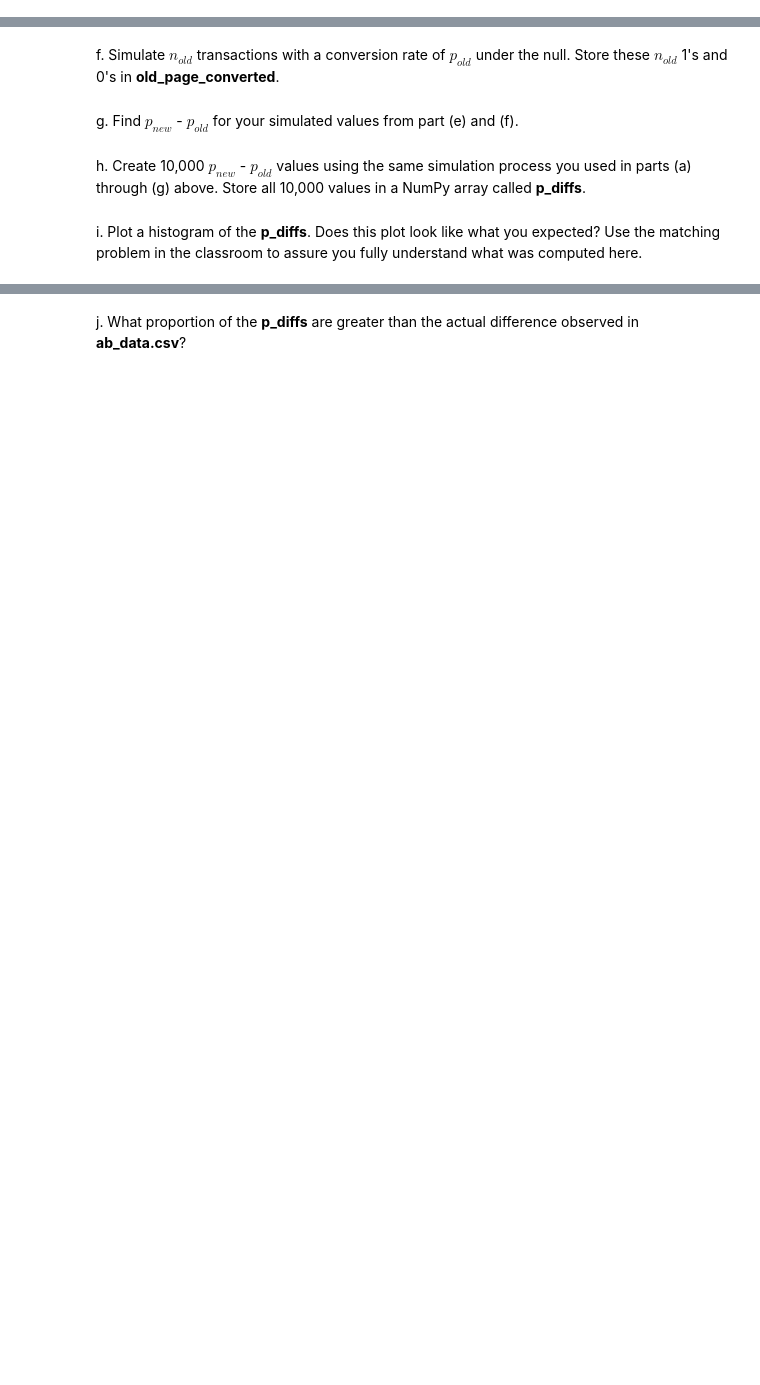
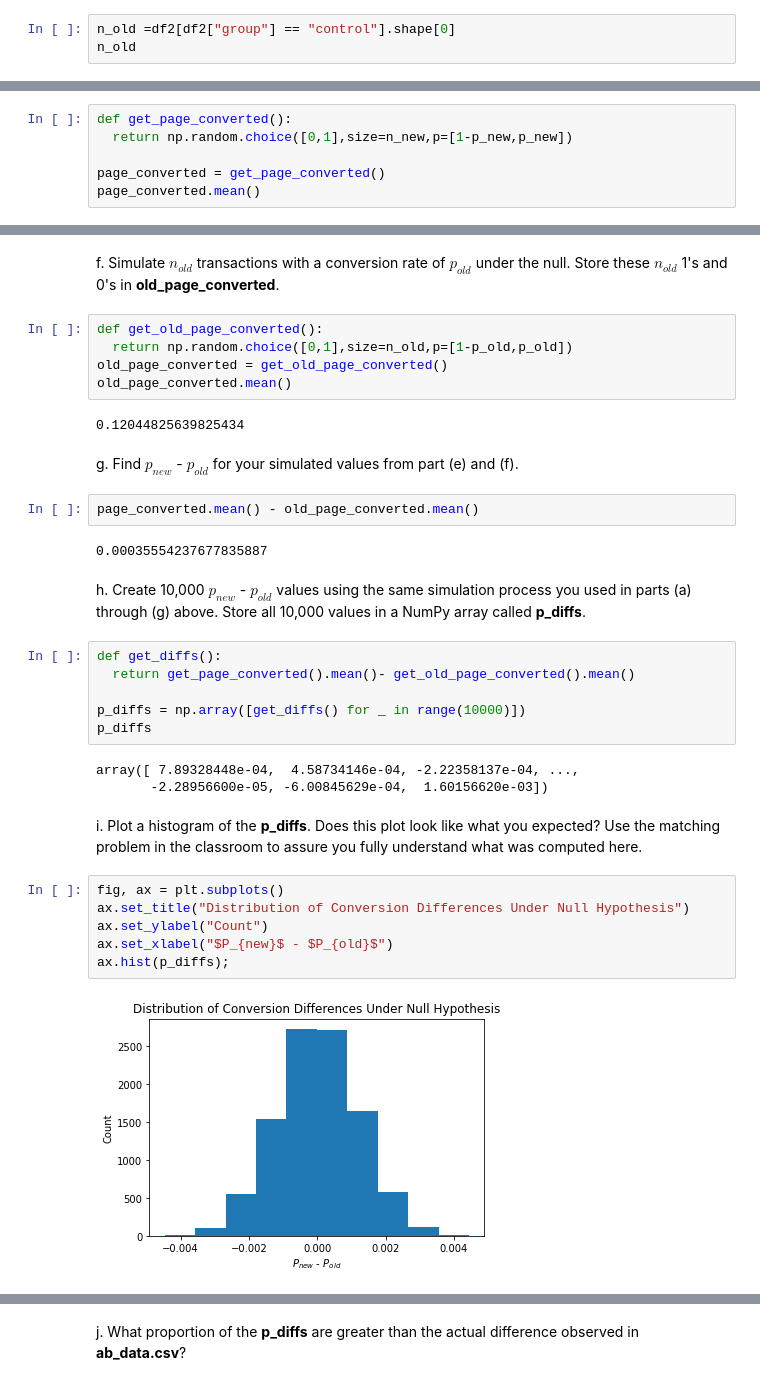
Before and after one commit to SeraphDev6/AnalyzeABTestResults-2, a Jupyter notebook: Analyze_ab_test_results_notebook.ipynb, the cells around one changed output, grey strips where cells are left out. Cells and saved outputs as stored; diff of their text form; blank space fills up the shorter version.

```diff
--- a/Analyze_ab_test_results_notebook.ipynb
+++ b/Analyze_ab_test_results_notebook.ipynb
@@ -209,2 +224,5 @@ c. What is $n_{new}$, the number of individuals in the treatment group?
 # %% [markdown]
 d. What is $n_{old}$, the number of individuals in the control group?
+# %%
+n_old =df2[df2["group"] == "control"].shape[0]
+n_old
@@ -211,2 +231,8 @@ d. What is $n_{old}$, the number of individuals in the control group?
 # %% [markdown]
 e. Simulate $n_{new}$ transactions with a conversion rate of $p_{new}$ under the null.  Store these $n_{new}$ 1's and 0's in **new_page_converted**.
+# %%
+def get_page_converted():
+  return np.random.choice([0,1],size=n_new,p=[1-p_new,p_new])
+
+page_converted = get_page_converted()
+page_converted.mean()
@@ -213,8 +241,36 @@ e. Simulate $n_{new}$ transactions with a conversion rate of $p_{new}$ under the
 # %% [markdown]
 f. Simulate $n_{old}$ transactions with a conversion rate of $p_{old}$ under the null.  Store these $n_{old}$ 1's and 0's in **old_page_converted**.
+# %%
+def get_old_page_converted():
+  return np.random.choice([0,1],size=n_old,p=[1-p_old,p_old])
+old_page_converted = get_old_page_converted()
+old_page_converted.mean()
+# %% [output]
+0.12044825639825434
 # %% [markdown]
 g. Find $p_{new}$ - $p_{old}$ for your simulated values from part (e) and (f).
+# %%
+page_converted.mean() - old_page_converted.mean()
+# %% [output]
+0.00035554237677835887
 # %% [markdown]
 h. Create 10,000 $p_{new}$ - $p_{old}$ values using the same simulation process you used in parts (a) through (g) above. Store all 10,000 values in a NumPy array called **p_diffs**.
+# %%
+def get_diffs():
+  return get_page_converted().mean()- get_old_page_converted().mean()
+
+p_diffs = np.array([get_diffs() for _ in range(10000)])
+p_diffs
+# %% [output]
+array([ 7.89328448e-04,  4.58734146e-04, -2.22358137e-04, ...,
+       -2.28956600e-05, -6.00845629e-04,  1.60156620e-03])
 # %% [markdown]
 i. Plot a histogram of the **p_diffs**.  Does this plot look like what you expected?  Use the matching problem in the classroom to assure you fully understand what was computed here.
+# %%
+fig, ax = plt.subplots()
+ax.set_title("Distribution of Conversion Differences Under Null Hypothesis")
+ax.set_ylabel("Count")
+ax.set_xlabel("$P_{new}$ - $P_{old}$")
+ax.hist(p_diffs);
+# %% [output]
+[figure, added]
```
Also changed, not shown: parts of 30 cells of this notebook, 1 other file.
